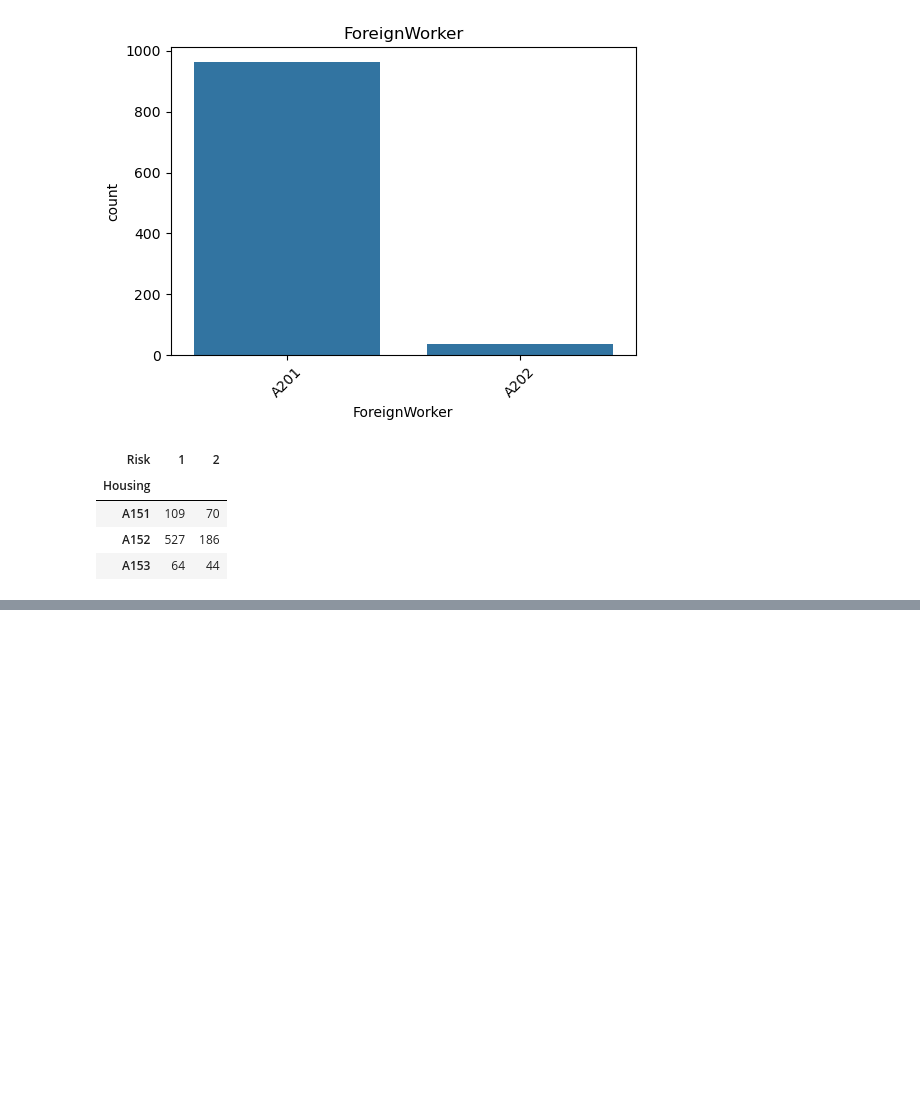
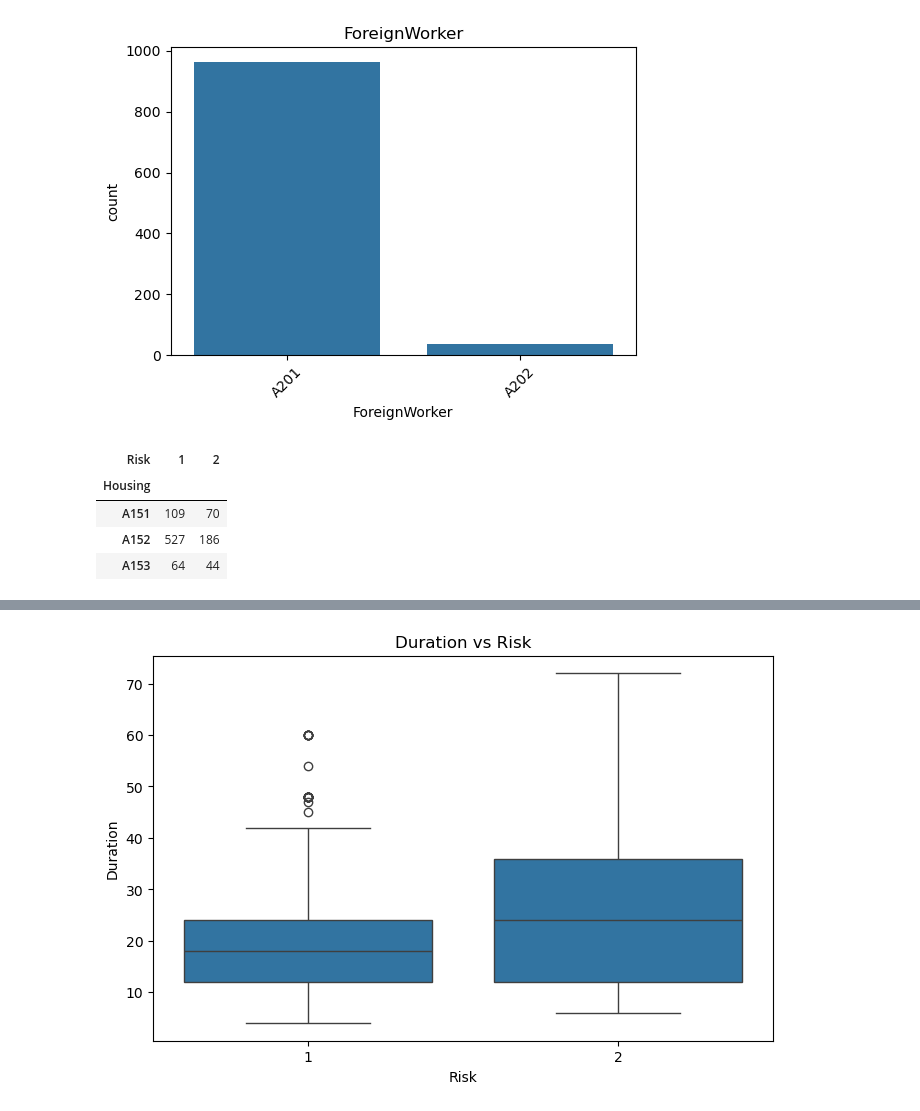
Before and after one commit to darshan-vgithub/credit-risk-prediction-xai-dashboard, a Jupyter notebook: notebooks/01_Data_Understanding_and_EDA.ipynb, the cells around one changed output, grey strips where cells are left out. Drawn from its saved outputs; the diff is of its cells as text; code cells hidden in the pictures; blank space fills up the shorter version.

```diff
--- a/notebooks/01_Data_Understanding_and_EDA.ipynb
+++ b/notebooks/01_Data_Understanding_and_EDA.ipynb
@@ -292,0 +306,13 @@ pd.crosstab(
+# %%
+plt.figure(figsize=(8,5))
+
+sns.boxplot(
+    data=df,
+    x="Risk",
+    y="Duration"
+)
+
+plt.title("Duration vs Risk")
+plt.show()
+# %% [output]
+[figure, added]
```
Also changed, not shown: parts of 2 cells of this notebook.
